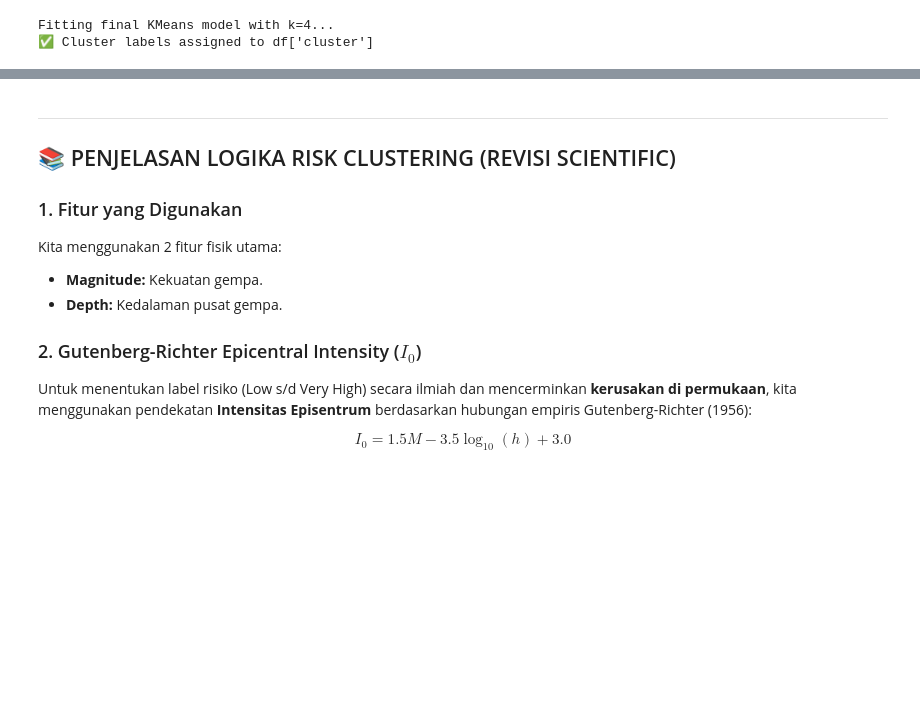
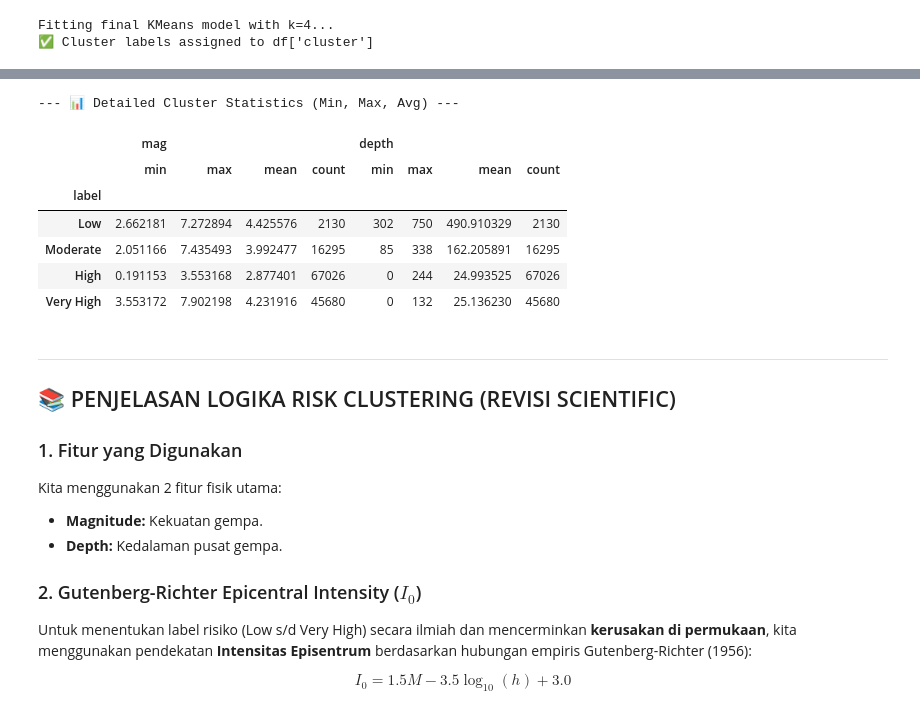
Before and after one commit to Elnathz/ClusteringGempa, a Jupyter notebook: earthquake_clustering.ipynb, the cells around one changed output, grey strips where cells are left out. Drawn from its saved outputs; the diff is of its cells as text; code cells hidden in the pictures; blank space fills up the shorter version.

```diff
--- a/earthquake_clustering.ipynb
+++ b/earthquake_clustering.ipynb
@@ -336,3 +341,29 @@ print(df['label'].value_counts())
+# %%
+# --- CLUSTER STATISTICS (MIN, MAX, AVG) ---
+print("\n--- 📊 Detailed Cluster Statistics (Min, Max, Avg) ---")
+
+# Ensure risk_order is available or define it
+risk_order = ['Low', 'Moderate', 'High', 'Very High']
+
+# Use 'label' if available for better readability
+if 'label' in df.columns:
+    # Set categorical for sorting
+    import pandas as pd
+    df['label'] = pd.Categorical(df['label'], categories=risk_order, ordered=True)
+    summary_stats = df.groupby('label', observed=True)[['mag', 'depth']].agg(['min', 'max', 'mean', 'count'])
+else:
+    summary_stats = df.groupby('cluster')[['mag', 'depth']].agg(['min', 'max', 'mean', 'count'])
+
+display(summary_stats)
+# %% [output]
+--- 📊 Detailed Cluster Statistics (Min, Max, Avg) ---
+|  | mag |  |  |  | depth |  |  |  |
+|  | min | max | mean | count | min | max | mean | count |
+| label |  |  |  |  |  |  |  |  |
+| Low | 2.662181 | 7.272894 | 4.425576 | 2130 | 302 | 750 | 490.910329 | 2130 |
+| Moderate | 2.051166 | 7.435493 | 3.992477 | 16295 | 85 | 338 | 162.205891 | 16295 |
+| High | 0.191153 | 3.553168 | 2.877401 | 67026 | 0 | 244 | 24.993525 | 67026 |
+| Very High | 3.553172 | 7.902198 | 4.231916 | 45680 | 0 | 132 | 25.136230 | 45680 |
 # %% [markdown]
 ---
 ## 📚 PENJELASAN LOGIKA RISK CLUSTERING (REVISI SCIENTIFIC)
```
Also changed, not shown: parts of 7 cells of this notebook, 4 other files.
